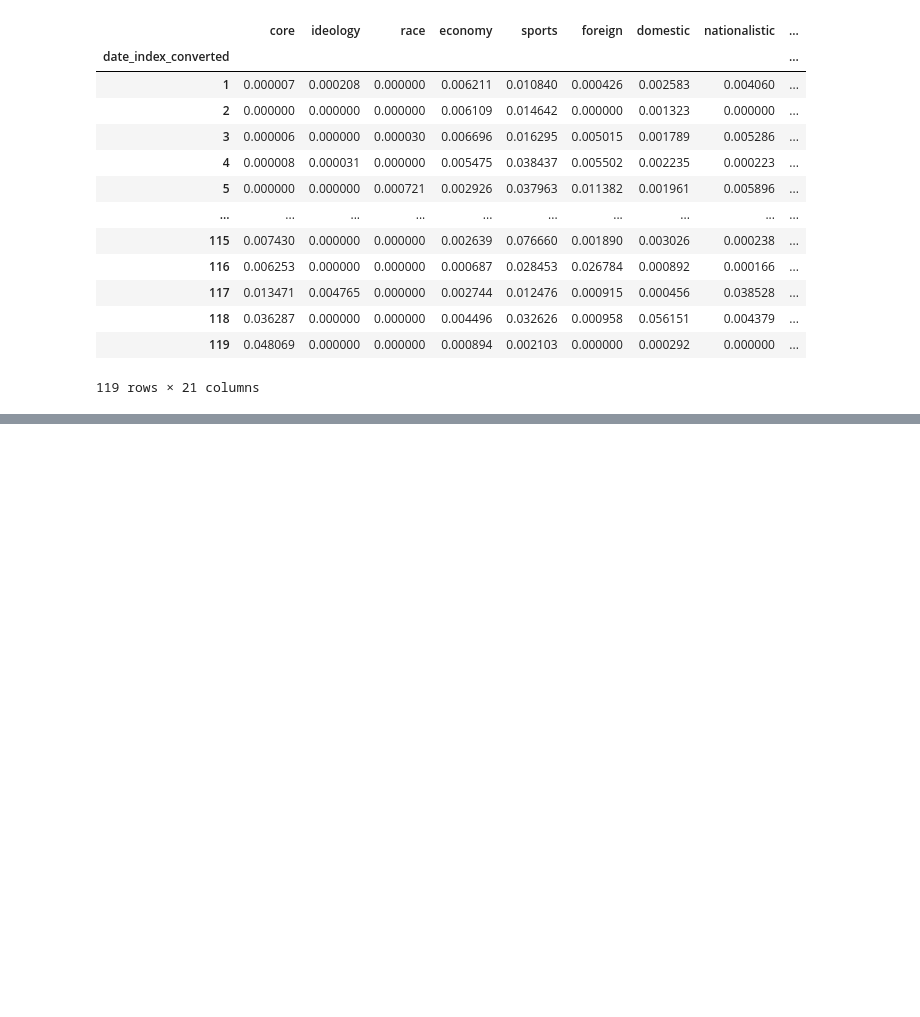
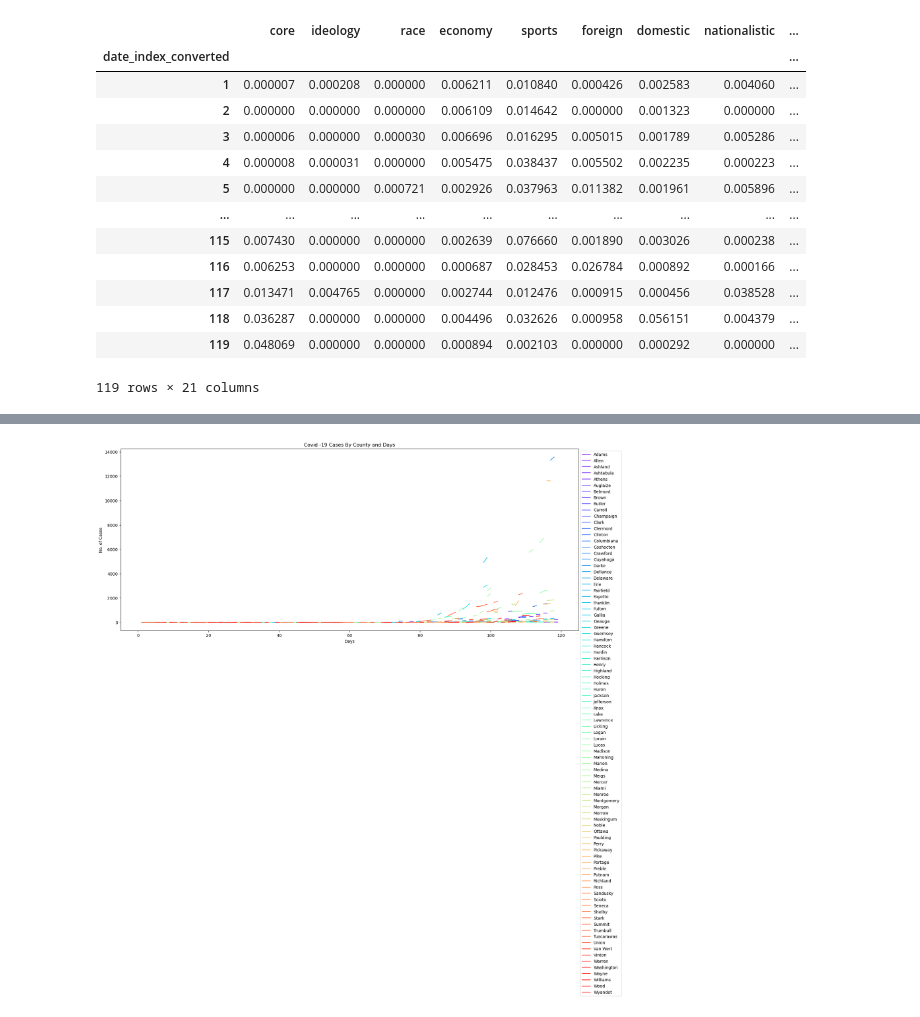
Before and after one commit to babli18/Covid-19-Awareness-Cases-in-Ohio, a Jupyter notebook: descriptive.ipynb, the cells around one changed output, grey strips where cells are left out. Saved outputs shown, nothing was run; the diff lists cells and outputs as text; code cells hidden in the pictures; blank space fills up the shorter version.

```diff
--- a/descriptive.ipynb
+++ b/descriptive.ipynb
@@ -405,0 +400,31 @@ cor_jaccard_norm.corr()
+# %%
+days_county_cases = df[['date_index_converted','county','cases']]
+pivot_df = df.pivot_table(
+    index='date_index_converted',
+    columns='county',
+    values='cases',
+    aggfunc='sum'
+)
+# %%
+
+import matplotlib.pyplot as plt
+import matplotlib.cm as cm
+import numpy as np
+
+plt.figure(figsize=(20,8))
+
+colors = cm.rainbow(np.linspace(0, 1, len(pivot_df.columns)))
+
+for i, topic in enumerate(pivot_df.columns):
+    plt.plot(pivot_df.index, pivot_df[topic], label=topic, color=colors[i])
+
+plt.title('Covid -19 Cases By County and Days')
+plt.xlabel('Days')
+plt.ylabel('No. of Cases')
+
+# Position the legend to the right of the plot
+plt.legend(loc='upper left', bbox_to_anchor=(1, 1))
+
+plt.show()
+# %% [output]
+[figure, added]
```
Also changed, not shown: parts of 17 cells of this notebook, 2 other files.
